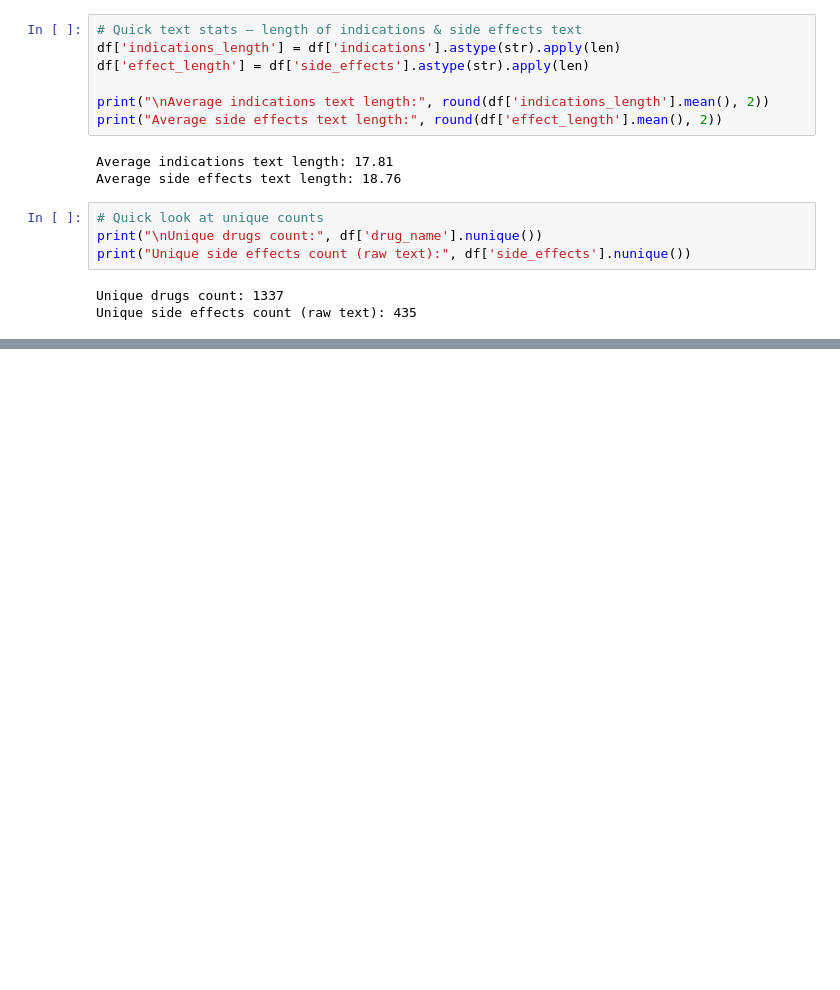
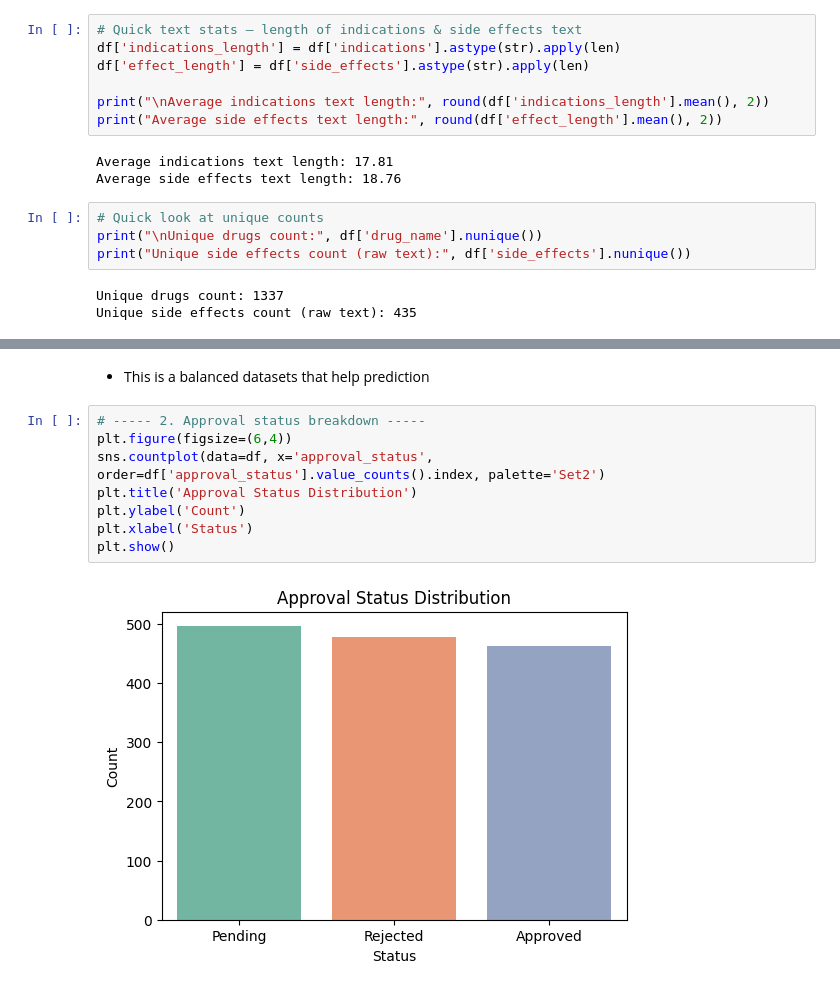
Before and after one commit to alabhastam/Drug-Labels-Side-Effects-analysis, a Jupyter notebook: main.ipynb, the cells around one changed output, grey strips where cells are left out. Drawn from its saved outputs; the diff is of its cells as text; blank space fills up the shorter version.

```diff
--- a/main.ipynb
+++ b/main.ipynb
@@ -60,0 +76,12 @@ Unique side effects count (raw text): 435
+# %% [markdown]
+* This is a balanced datasets that help prediction
+# %%
+# ----- 2. Approval status breakdown -----
+plt.figure(figsize=(6,4))
+sns.countplot(data=df, x='approval_status', order=df['approval_status'].value_counts().index, palette='Set2')
+plt.title('Approval Status Distribution')
+plt.ylabel('Count')
+plt.xlabel('Status')
+plt.show()
+# %% [output]
+[figure, added]
```
Also changed, not shown: parts of 6 cells of this notebook.
